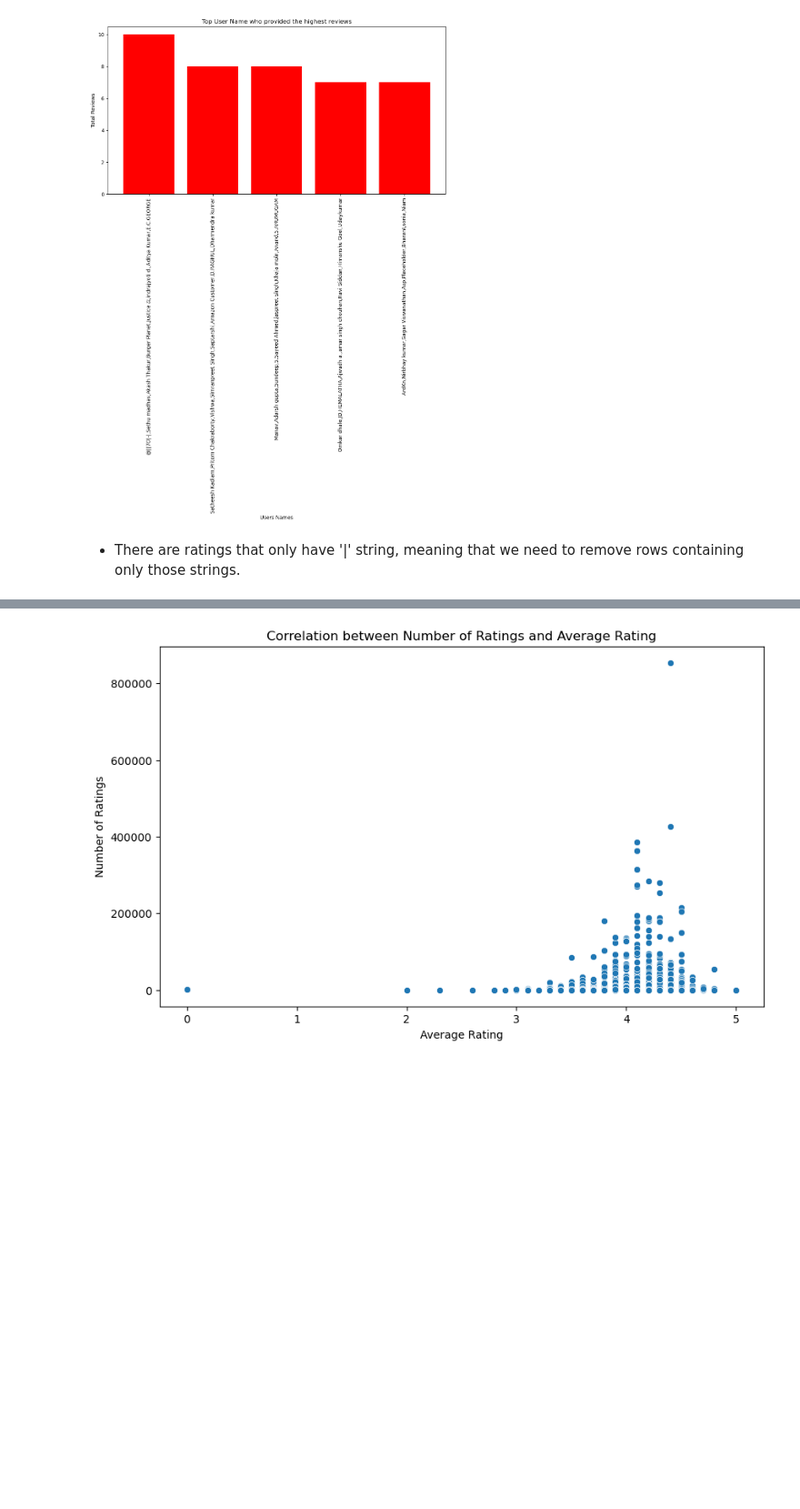
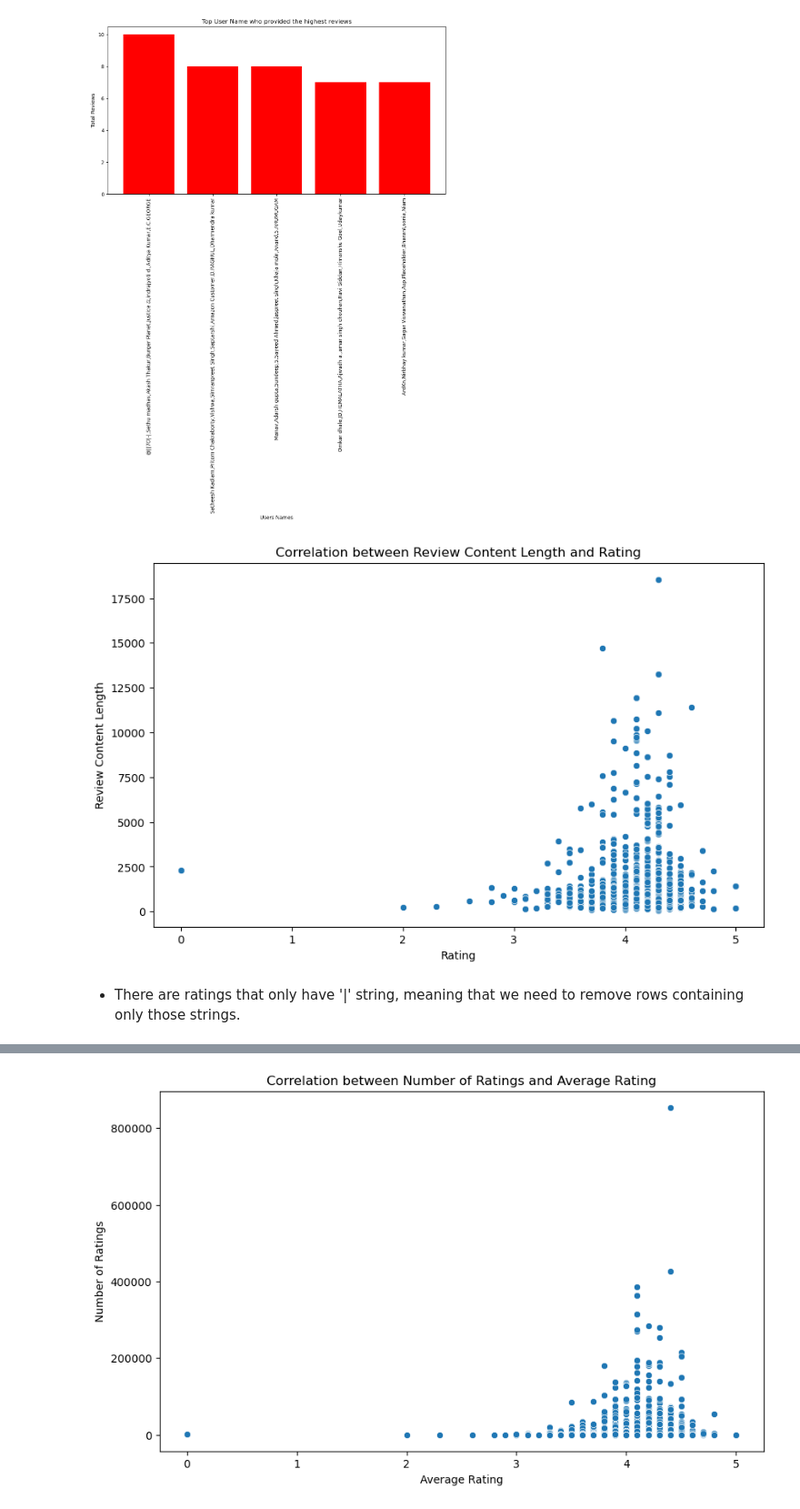
Before and after one commit to calvinhoang203/Analysis-of-Amazon-Sales-Trend, a Jupyter notebook: Amazon Sales Trend.ipynb, the cells around one changed output, grey strips where cells are left out. Shown at 91% size. Cells and saved outputs as stored; diff of their text form; code cells hidden in the pictures; blank space fills up the shorter version.

```diff
--- a/Amazon Sales Trend.ipynb
+++ b/Amazon Sales Trend.ipynb
@@ -409,7 +399,20 @@ plt.show()
+# %%
+# Calculate the length of the review content
+amazon_data['review_content_length'] = amazon_data['review_content'].apply(len)
+
+# Create a scatter plot
+plt.figure(figsize=(10, 6))
+sns.scatterplot(x='convert_rating', y='review_content_length', data=amazon_data)
+plt.title('Correlation between Review Content Length and Rating')
+plt.xlabel('Rating')
+plt.ylabel('Review Content Length')
+plt.show()
+# %% [output]
+[figure, added]
 # %%
 # Question 8: Is there a correlation between the number of ratings and the average rating of a product?
-# %% [markdown]
-- There are ratings that only have '|' string, meaning that we need to remove rows containing only those strings.
+# %% [markdown]
+- There are ratings that only have '|' string, meaning that we need to remove rows containing only those strings.
 # %%
 convert_rating = [] # an empty list
 for index, row in amazon_data.iterrows():
```
Also changed, not shown: parts of 19 cells of this notebook.
